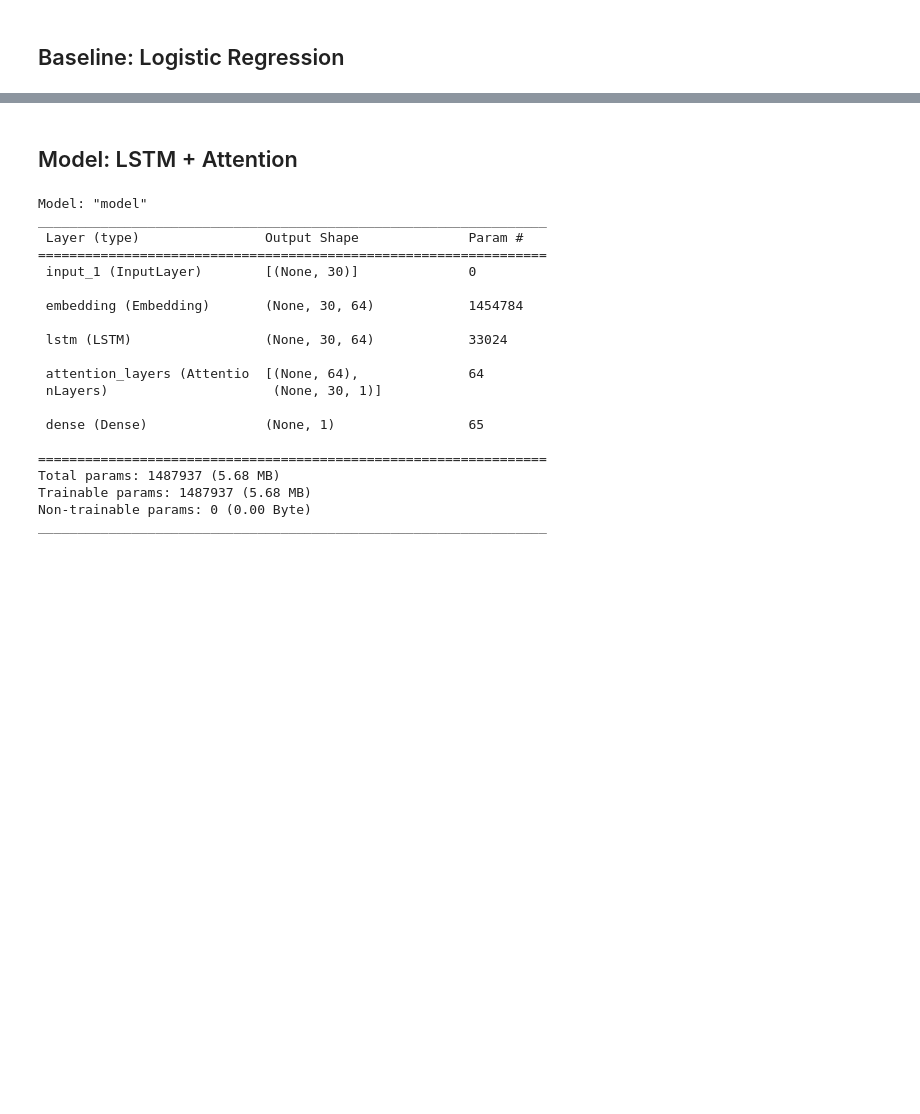
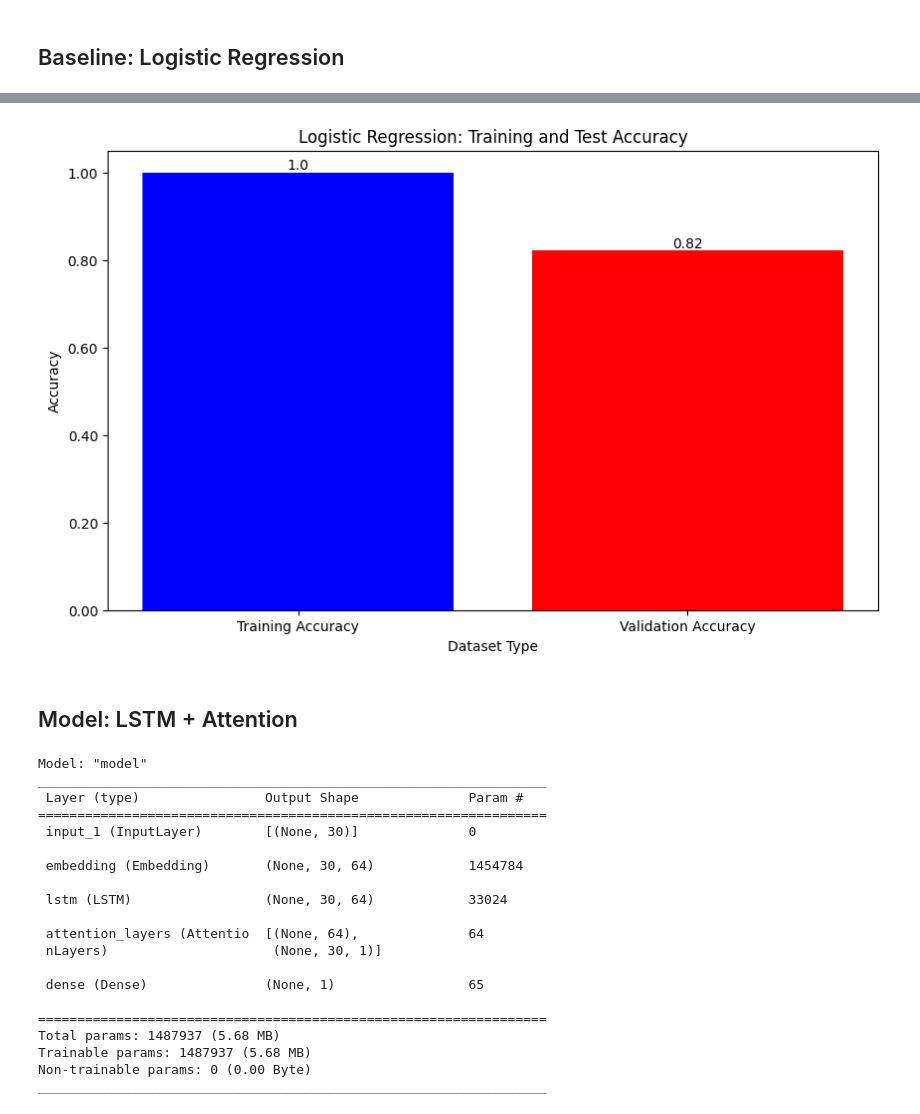
Before and after one commit to M3LLI55X/NLP_project, a Jupyter notebook: Models.ipynb, the cells around one changed output, grey strips where cells are left out. Drawn from its saved outputs; the diff is of its cells as text; code cells hidden in the pictures; blank space fills up the shorter version.

```diff
--- a/Models.ipynb
+++ b/Models.ipynb
@@ -184,22 +215,24 @@ draw_confusion_matrix(y_test, log_predicted, ['Not Sarcastic', 'Sarcastic'])
 # %%
 # predcit on training set and test set
 y_train_pred = log_reg.predict(X_train)
 
 # get accuracy
-train_accuracy = metrics.accuracy_score(y_train, y_train_pred)
-test_accuracy = metrics.accuracy_score(y_test, log_predicted)
+train_accuracy = accuracy_score(y_train, y_train_pred)
+test_accuracy = accuracy_score(y_test, log_predicted)
 
 # draw accuracy graph
 plt.figure(figsize=(10, 6), dpi=100)
 bars = plt.bar(['Training Accuracy', 'Validation Accuracy'], [train_accuracy, test_accuracy], color=['blue', 'red'])
 plt.xlabel("Dataset Type")
 plt.ylabel("Accuracy")
 plt.title('Logistic Regression: Training and Test Accuracy')
 plt.gca().yaxis.set_major_formatter('{:.2f}'.format)
 for bar in bars:
     yval = bar.get_height()
     plt.text(bar.get_x() + bar.get_width() / 2, yval, round(yval, 2), ha='center', va='bottom')
 plt.show()
+# %% [output]
+[figure, added]
 # %% [markdown]
 ## Model: LSTM + Attention
 # %%
```
Also changed, not shown: parts of 30 cells of this notebook.
